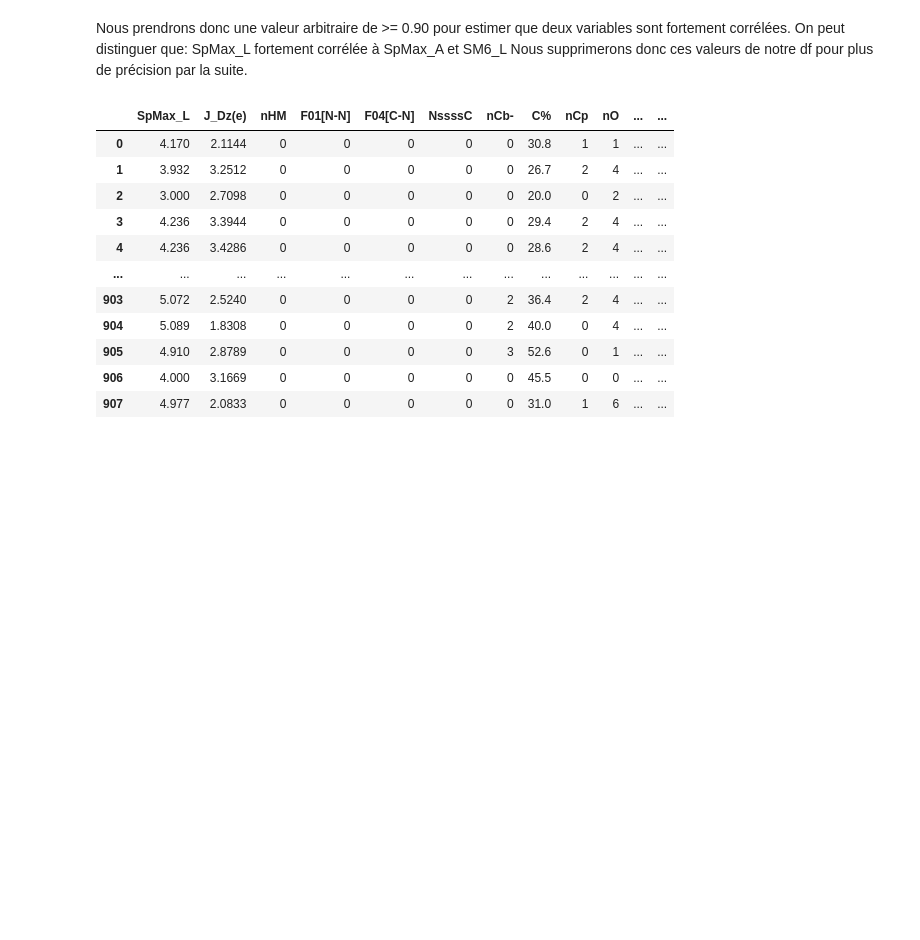
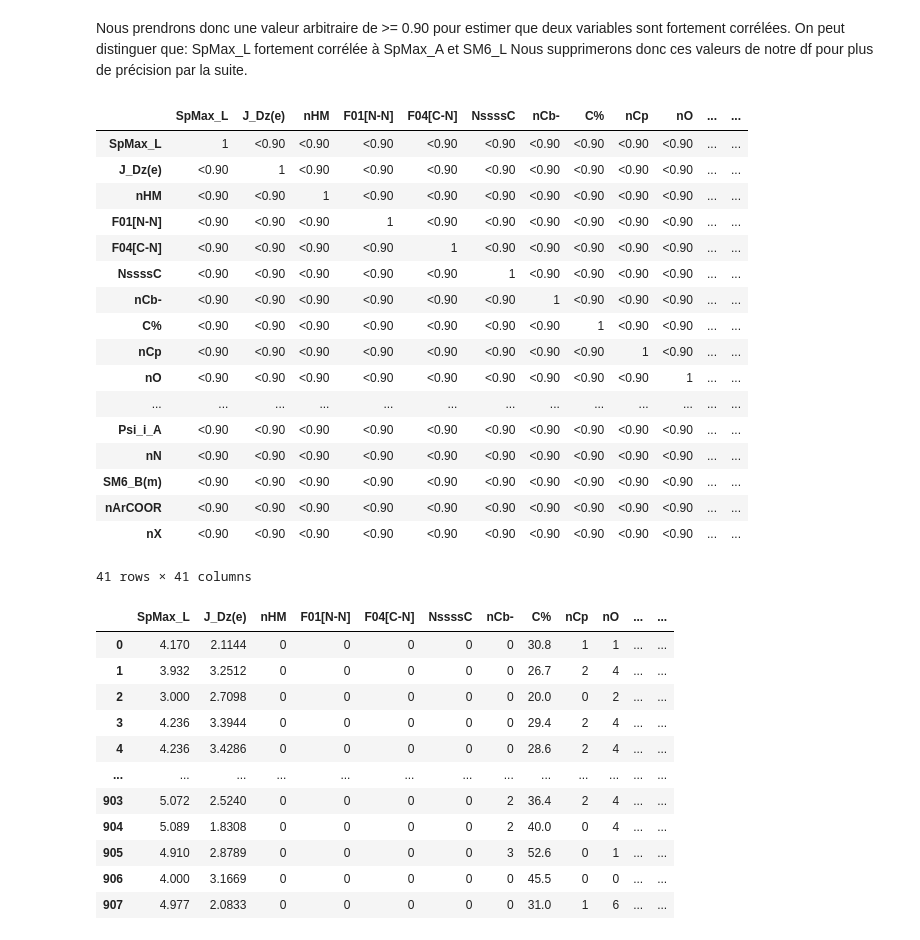
Before and after one commit to QuentinC12/PythonForData_QSAR_bio, a Jupyter notebook: Analyzis.ipynb, the cells around one changed output. Saved outputs shown, nothing was run; the diff lists cells and outputs as text; code cells hidden in the pictures; blank space fills up the shorter version.

```diff
--- a/Analyzis.ipynb
+++ b/Analyzis.ipynb
@@ -159,4 +160,27 @@ Nous prendrons donc une valeur arbitraire de >= 0.90 pour estimer que deux varia
 On peut distinguer que:
 SpMax_L fortement corrélée à SpMax_A et SM6_L
 Nous supprimerons donc ces valeurs de notre df pour plus de précision par la suite.
+# %%
+#Cette méthode ne ressortant pas sur github il parait interessant de supprimer toutes les valeurs infèrieurs à 0.90 pour plus
+#de lisibilité.df.corr().applymap(lambda x: x if abs(x)>.90 else "")
+df.corr().applymap(lambda value: value if abs(value)>.90 else '<0.90')
+# %% [output]
+|  | SpMax_L | J_Dz(e) | nHM | F01[N-N] | F04[C-N] | NssssC | nCb- | C% | nCp | nO | ... | ... |
+| SpMax_L | 1 | <0.90 | <0.90 | <0.90 | <0.90 | <0.90 | <0.90 | <0.90 | <0.90 | <0.90 | ... | ... |
+| J_Dz(e) | <0.90 | 1 | <0.90 | <0.90 | <0.90 | <0.90 | <0.90 | <0.90 | <0.90 | <0.90 | ... | ... |
+| nHM | <0.90 | <0.90 | 1 | <0.90 | <0.90 | <0.90 | <0.90 | <0.90 | <0.90 | <0.90 | ... | ... |
+| F01[N-N] | <0.90 | <0.90 | <0.90 | 1 | <0.90 | <0.90 | <0.90 | <0.90 | <0.90 | <0.90 | ... | ... |
+| F04[C-N] | <0.90 | <0.90 | <0.90 | <0.90 | 1 | <0.90 | <0.90 | <0.90 | <0.90 | <0.90 | ... | ... |
+| NssssC | <0.90 | <0.90 | <0.90 | <0.90 | <0.90 | 1 | <0.90 | <0.90 | <0.90 | <0.90 | ... | ... |
+| nCb- | <0.90 | <0.90 | <0.90 | <0.90 | <0.90 | <0.90 | 1 | <0.90 | <0.90 | <0.90 | ... | ... |
+| C% | <0.90 | <0.90 | <0.90 | <0.90 | <0.90 | <0.90 | <0.90 | 1 | <0.90 | <0.90 | ... | ... |
+| nCp | <0.90 | <0.90 | <0.90 | <0.90 | <0.90 | <0.90 | <0.90 | <0.90 | 1 | <0.90 | ... | ... |
+| nO | <0.90 | <0.90 | <0.90 | <0.90 | <0.90 | <0.90 | <0.90 | <0.90 | <0.90 | 1 | ... | ... |
+| ... | ... | ... | ... | ... | ... | ... | ... | ... | ... | ... | ... | ... |
+| Psi_i_A | <0.90 | <0.90 | <0.90 | <0.90 | <0.90 | <0.90 | <0.90 | <0.90 | <0.90 | <0.90 | ... | ... |
+| nN | <0.90 | <0.90 | <0.90 | <0.90 | <0.90 | <0.90 | <0.90 | <0.90 | <0.90 | <0.90 | ... | ... |
+| SM6_B(m) | <0.90 | <0.90 | <0.90 | <0.90 | <0.90 | <0.90 | <0.90 | <0.90 | <0.90 | <0.90 | ... | ... |
+| nArCOOR | <0.90 | <0.90 | <0.90 | <0.90 | <0.90 | <0.90 | <0.90 | <0.90 | <0.90 | <0.90 | ... | ... |
+| nX | <0.90 | <0.90 | <0.90 | <0.90 | <0.90 | <0.90 | <0.90 | <0.90 | <0.90 | <0.90 | ... | ... |
+41 rows × 41 columns
 # %%
```
Also changed, not shown: parts of 53 cells of this notebook.
